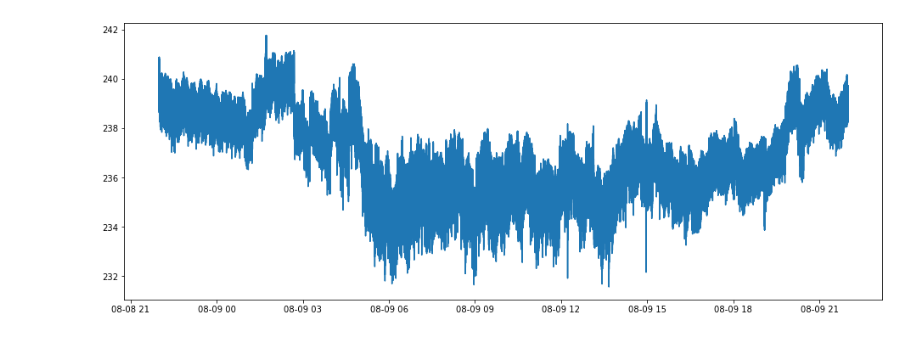
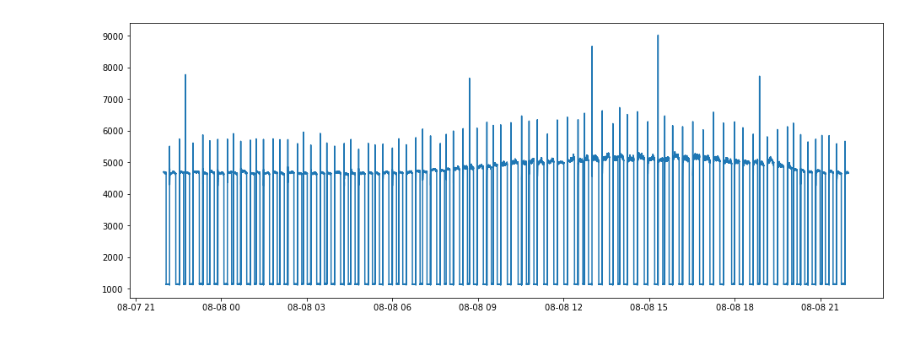
Before and after one commit to GStechschulte/energy-efficiency, a Jupyter notebook: sample-analysis/EDA.ipynb, the cells around one changed output. Cells and saved outputs as stored; diff of their text form; code cells hidden in the pictures.

```diff
--- a/sample-analysis/EDA.ipynb
+++ b/sample-analysis/EDA.ipynb
@@ -7,5 +6,7 @@ import seaborn as sns
 # %%
-day1 = '5fe3412c923d596335e69d4c-20210808-v0.0.1_SE05000139_Kaeltemaschine.csv'
-day2 = '5fe3412c923d596335e69d4c-20210809-v0.0.1_SE05000139_Kaeltemaschine.csv'
-day3 = '5fe3412c923d596335e69d4c-20210810-v0.0.1_SE05000139_Kaeltemaschine'
-data = pd.read_csv('/Users/gabestechschulte/Downloads/Kaeltemaschine/{}'.format(day2))
+day1 = '5fe3412c923d596335e69d4c-20210808-v0.0.1_SE05000139_Kaeltemaschine.csv' ## Sunday
+day2 = '5fe3412c923d596335e69d4c-20210809-v0.0.1_SE05000139_Kaeltemaschine.csv' ## Monday
+day3 = '5fe3412c923d596335e69d4c-20210810-v0.0.1_SE05000139_Kaeltemaschine.csv' ## Tuesday
+day1 = pd.read_csv('/Users/wastechs/Documents/data/Kaeltemaschine/{}'.format(day1))
+day2 = pd.read_csv('/Users/wastechs/Documents/data/Kaeltemaschine/{}'.format(day2))
+day3 = pd.read_csv('/Users/wastechs/Documents/data/Kaeltemaschine/{}'.format(day3))
@@ -16,6 +13,6 @@ At most 8640 sensor readings in a 24-hour day
 # %%
 def epoch_convert(df):
     df.t = pd.to_datetime(df.t, unit='s')
-    #df.set_index(df.t, inplace=True)
-    #df.drop(df.t, inplace=True)
+    df.set_index(df.t, inplace=True)
+    del df['t']
     return df
@@ -26,0 +19,4 @@ day2.set_index(day2.t, inplace=True)
+# %%
+day1 = epoch_convert(day1)
+day2 = epoch_convert(day2)
+day3 = epoch_convert(day3)
@@ -27,5 +53,11 @@ day2.set_index(day2.t, inplace=True)
+# %%
+activePower = pd.DataFrame(day1['P'].groupby(day1.index).mean())
 # %%
 def plotter(df, feat):
     plt.figure(figsize=(16, 6))
     plt.plot(df.index, df[feat])
     plt.show()
+# %%
+plotter(activePower, 'P')
+# %% [output]
+[figure, added]
@@ -32,4 +66,2 @@ def plotter(df, feat):
 # %%
-plotter(day2, 'V')
+plotter(day2, 'P')
-# %% [output]
-[figure, removed]
```
Also changed, not shown: parts of 16 cells of this notebook, 2 other files.
